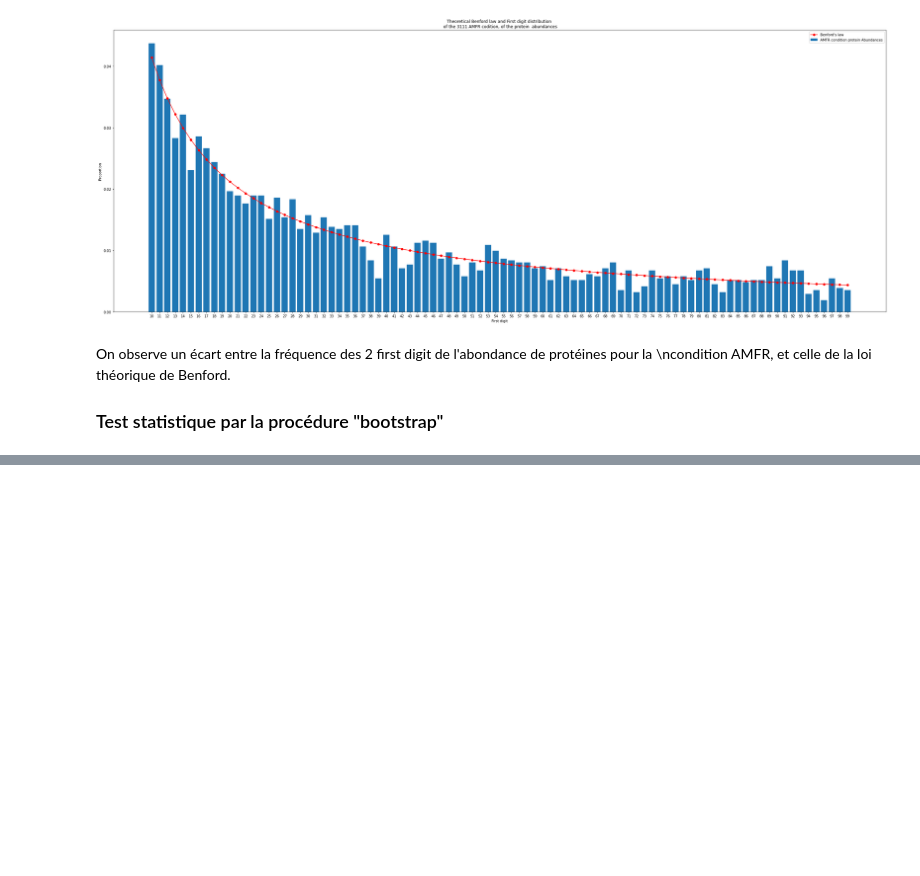
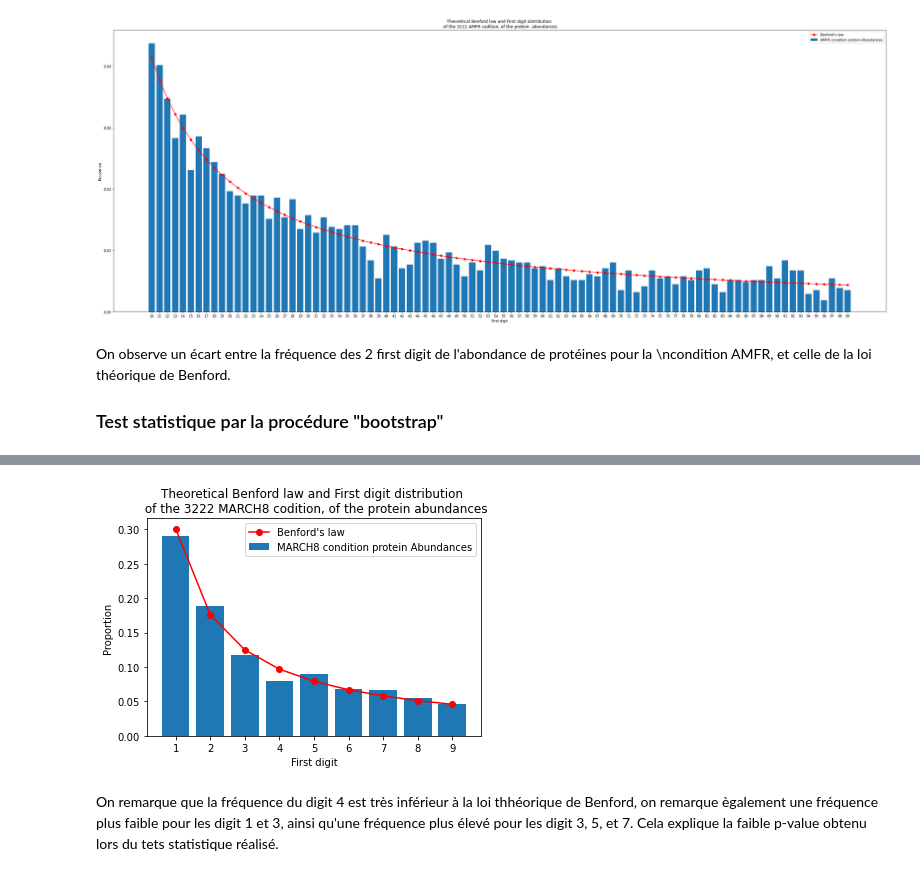
Before and after one commit to pierrepo/benford-law, a Jupyter notebook: data_abundance_analysis/analysis_project_PXD019559.ipynb, the cells around one changed output, grey strips where cells are left out. Cells and saved outputs as stored; diff of their text form; code cells hidden in the pictures; blank space fills up the shorter version.

```diff
--- a/data_abundance_analysis/analysis_project_PXD019559.ipynb
+++ b/data_abundance_analysis/analysis_project_PXD019559.ipynb
@@ -685,0 +639,15 @@ pour la condition AMFR, suit la loi de Benford pour un risque 𝛼=5%.
+# %%
+%%time
+pval_list = []
+stat_list = []
+f_benford = benford.get_theoretical_freq_benford()
+for i in range(len(condition_id)):
+    condition = data[condition_id[i]]
+    # données dans un array d'une dimmenssion
+    condition = condition.values.reshape(condition.shape[0] * condition.shape[1])
+    # remove 0
+    condition = condition[condition > 0]
+    # récupération des first digit
+    d_obs = benford.count_first_digit(condition)
+    statistics, p_val, nb_signif = benford.calculate_bootstrap_chi2(condition, f_benford, nb_digit=1)
+    pval_list.append(p_val); stat_list.append(statistics);
@@ -685,0 +692,20 @@ pour la condition AMFR, suit la loi de Benford pour un risque 𝛼=5%.
+# %%
+''' Donnés pour la condition MARCH8 '''
+condition_id = ['MARCH8_1', 'MARCH8_2']
+condition = data[condition_id]
+condition = data[condition_id]
+# données dans un array d'une dimmenssion
+condition = condition.values.reshape(condition.shape[0] * condition.shape[1])
+# remove 0
+condition = condition[condition > 0]
+# récupération des first digit
+d_obs = benford.count_first_digit(condition)
+# %%
+benford.build_hist_freq_ben(benford.normalize_first_digit(d_obs), f_benford, nb_digit=1,
+                            title=("Theoretical Benford law and First digit distribution \n "
+                            f"of the {sum(d_obs)} protein abundances, of the MARCH8 codition"),
+                            legend="MARCH8 condition protein Abundances")
+# %% [output]
+[figure, added]
+# %% [markdown]
+On remarque que la fréquence du digit 4 est très inférieur à la loi thhéorique de Benford, on remarque ègalement une fréquence plus faible pour les digit 1 et 3, ainsi qu'une fréquence plus élevé pour les digit 3, 5, et 7. Cela explique la faible p-value obtenu lors du tets statistique réalisé.
```
Also changed, not shown: parts of 40 cells of this notebook.
